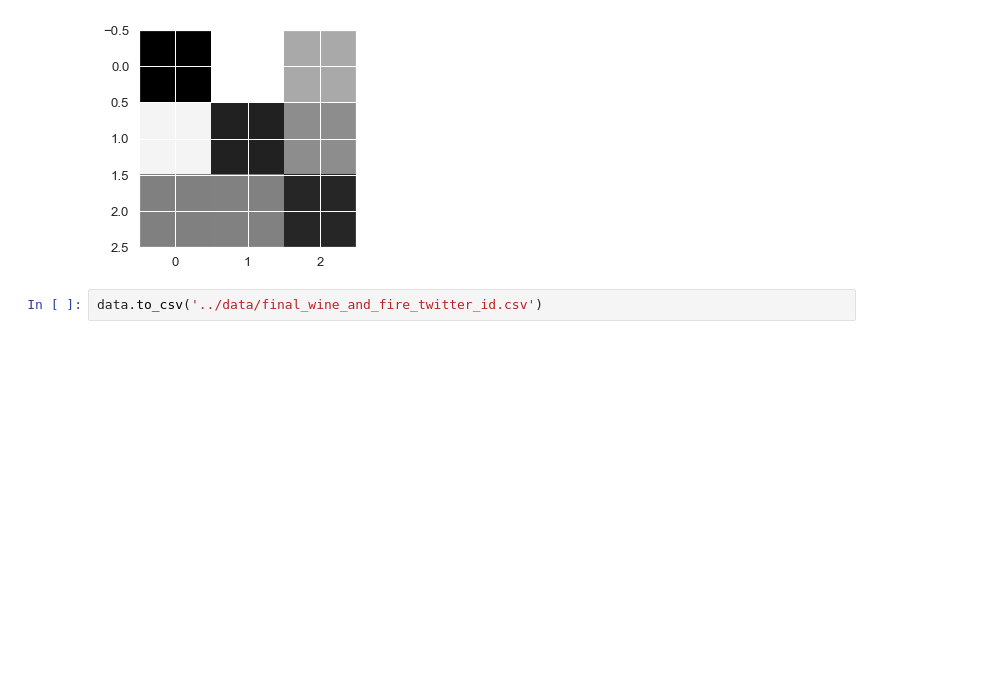
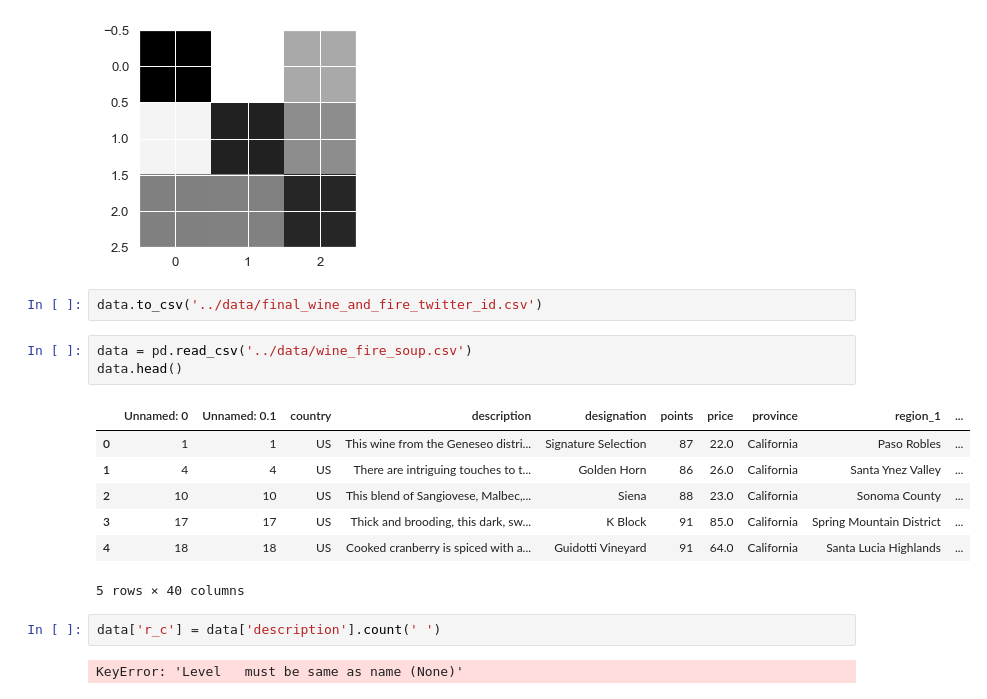
Before and after one commit to jems2019/CMPE257, a Jupyter notebook: Random_forest/Random_forest.ipynb, the cells around one changed output. Drawn from its saved outputs; the diff is of its cells as text; blank space fills up the shorter version.

```diff
--- a/Random_forest/Random_forest.ipynb
+++ b/Random_forest/Random_forest.ipynb
@@ -270,3 +273,18 @@ plt.imshow(conf_mat, cmap='binary')
 [figure]
 # %%
 data.to_csv('../data/final_wine_and_fire_twitter_id.csv')
+# %%
+data = pd.read_csv('../data/wine_fire_soup.csv')
+data.head()
+# %% [output]
+|  | Unnamed: 0 | Unnamed: 0.1 | country | description | designation | points | price | province | region_1 | ... |
+| 0 | 1 | 1 | US | This wine from the Geneseo distri... | Signature Selection | 87 | 22.0 | California | Paso Robles | ... |
+| 1 | 4 | 4 | US | There are intriguing touches to t... | Golden Horn | 86 | 26.0 | California | Santa Ynez Valley | ... |
+| 2 | 10 | 10 | US | This blend of Sangiovese, Malbec,... | Siena | 88 | 23.0 | California | Sonoma County | ... |
+| 3 | 17 | 17 | US | Thick and brooding, this dark, sw... | K Block | 91 | 85.0 | California | Spring Mountain District | ... |
+| 4 | 18 | 18 | US | Cooked cranberry is spiced with a... | Guidotti Vineyard | 91 | 64.0 | California | Santa Lucia Highlands | ... |
+5 rows × 40 columns
+# %%
+data['r_c'] = data['description'].count(' ')
+# %% [output]
+KeyError: 'Level   must be same as name (None)'
```
Also changed, not shown: parts of 3 cells of this notebook, 6 other files.
